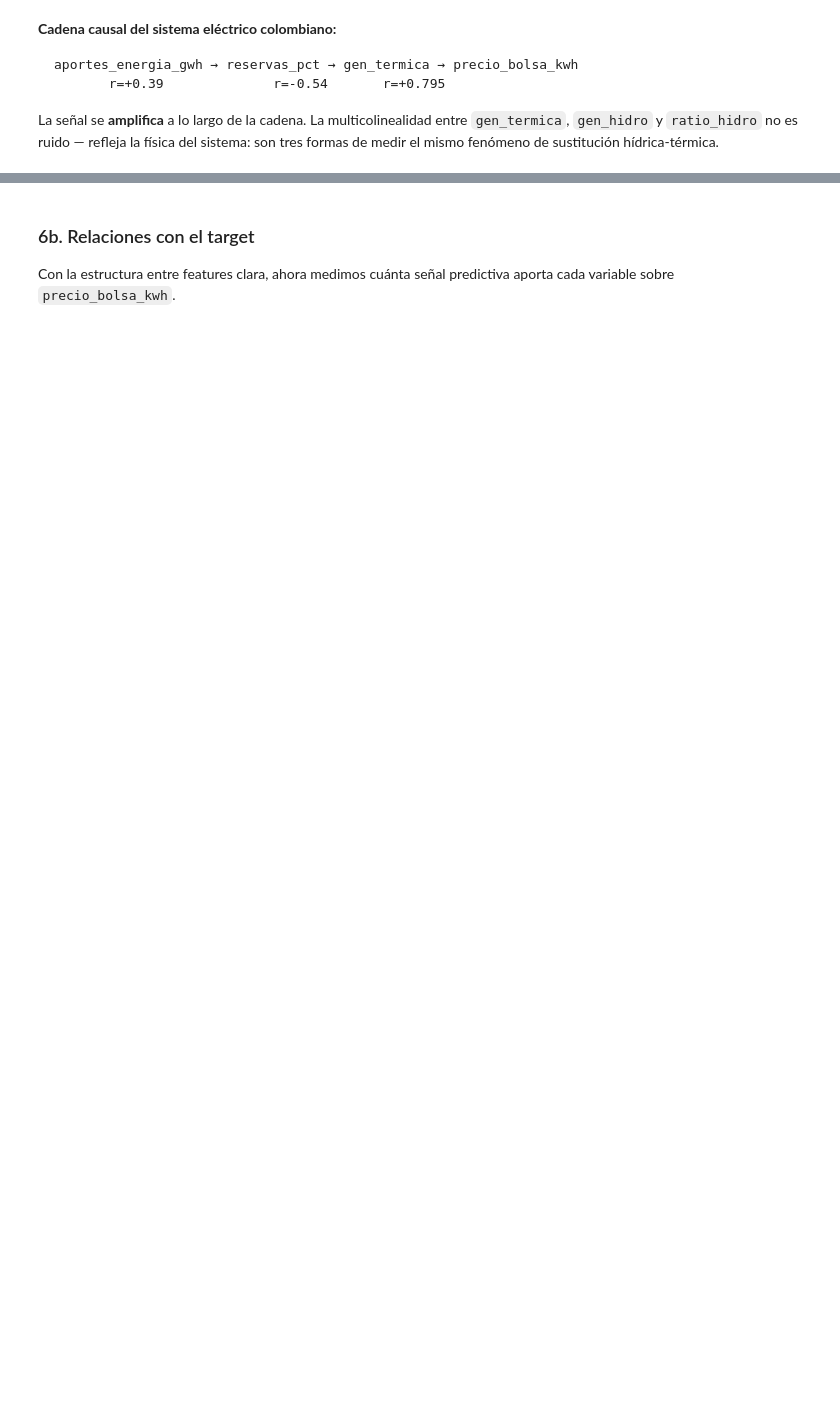
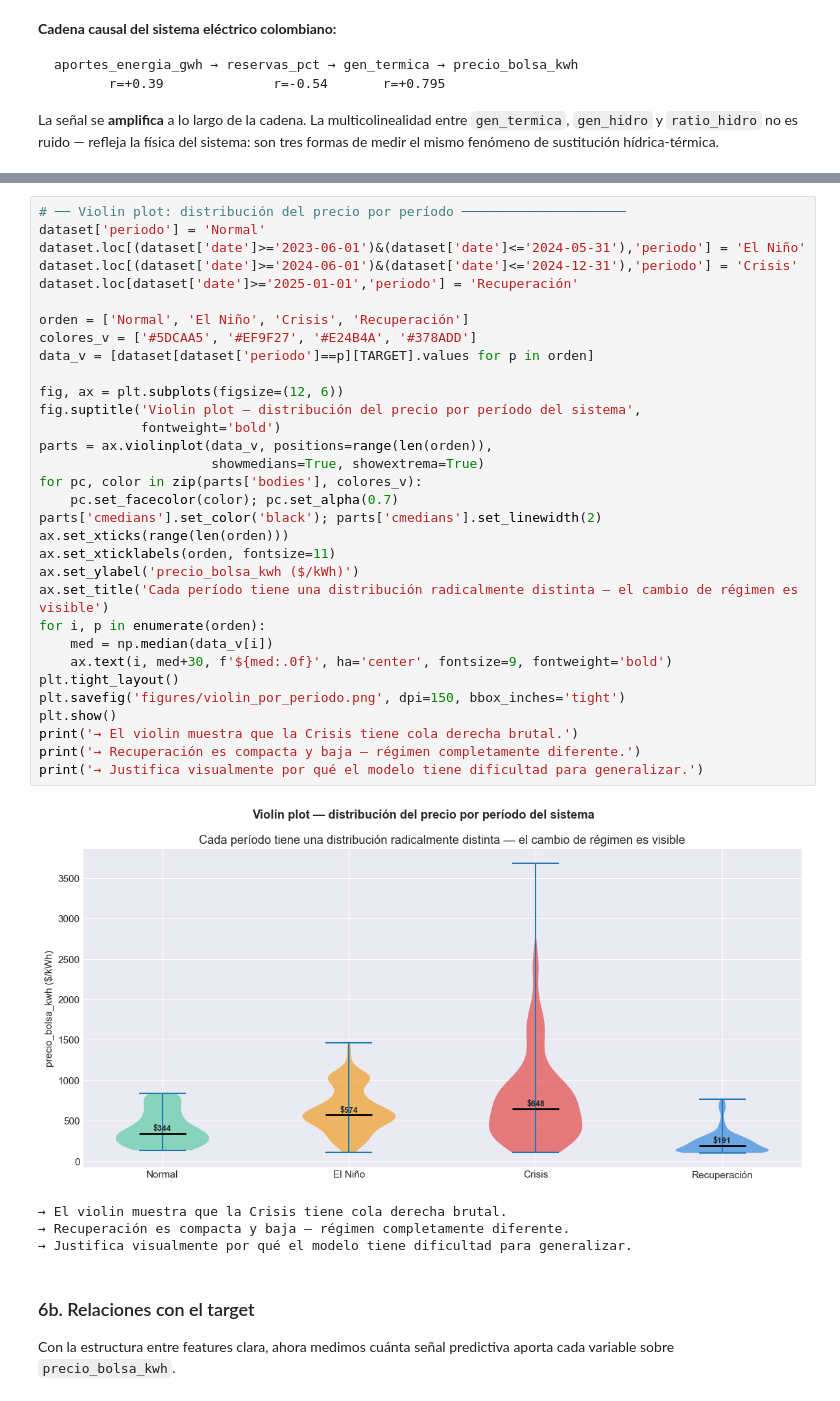
Before and after one commit to oalzatev/AprendizajeML, a Jupyter notebook: notebooks/entrega1_energia_colombia.ipynb, the cells around one changed output, grey strips where cells are left out. Cells and saved outputs as stored; diff of their text form; blank space fills up the shorter version.

```diff
--- a/notebooks/entrega1_energia_colombia.ipynb
+++ b/notebooks/entrega1_energia_colombia.ipynb
@@ -309,3 +487,40 @@ La señal se **amplifica** a lo largo de la cadena. La multicolinealidad entre `
+# %%
+# ── Violin plot: distribución del precio por período ─────────────────────
+dataset['periodo'] = 'Normal'
+dataset.loc[(dataset['date']>='2023-06-01')&(dataset['date']<='2024-05-31'),'periodo'] = 'El Niño'
+dataset.loc[(dataset['date']>='2024-06-01')&(dataset['date']<='2024-12-31'),'periodo'] = 'Crisis'
+dataset.loc[dataset['date']>='2025-01-01','periodo'] = 'Recuperación'
+
+orden = ['Normal', 'El Niño', 'Crisis', 'Recuperación']
+colores_v = ['#5DCAA5', '#EF9F27', '#E24B4A', '#378ADD']
+data_v = [dataset[dataset['periodo']==p][TARGET].values for p in orden]
+
+fig, ax = plt.subplots(figsize=(12, 6))
+fig.suptitle('Violin plot — distribución del precio por período del sistema',
+             fontweight='bold')
+parts = ax.violinplot(data_v, positions=range(len(orden)),
+                      showmedians=True, showextrema=True)
+for pc, color in zip(parts['bodies'], colores_v):
+    pc.set_facecolor(color); pc.set_alpha(0.7)
+parts['cmedians'].set_color('black'); parts['cmedians'].set_linewidth(2)
+ax.set_xticks(range(len(orden)))
+ax.set_xticklabels(orden, fontsize=11)
+ax.set_ylabel('precio_bolsa_kwh ($/kWh)')
+ax.set_title('Cada período tiene una distribución radicalmente distinta — el cambio de régimen es visible')
+for i, p in enumerate(orden):
+    med = np.median(data_v[i])
+    ax.text(i, med+30, f'${med:.0f}', ha='center', fontsize=9, fontweight='bold')
+plt.tight_layout()
+plt.savefig('figures/violin_por_periodo.png', dpi=150, bbox_inches='tight')
+plt.show()
+print('→ El violin muestra que la Crisis tiene cola derecha brutal.')
+print('→ Recuperación es compacta y baja — régimen completamente diferente.')
+print('→ Justifica visualmente por qué el modelo tiene dificultad para generalizar.')
+# %% [output]
+[figure, added]
+→ El violin muestra que la Crisis tiene cola derecha brutal.
+→ Recuperación es compacta y baja — régimen completamente diferente.
+→ Justifica visualmente por qué el modelo tiene dificultad para generalizar.
 # %% [markdown]
 ### 6b. Relaciones con el target
 
```
Also changed, not shown: parts of 49 cells of this notebook, 6 other files.
